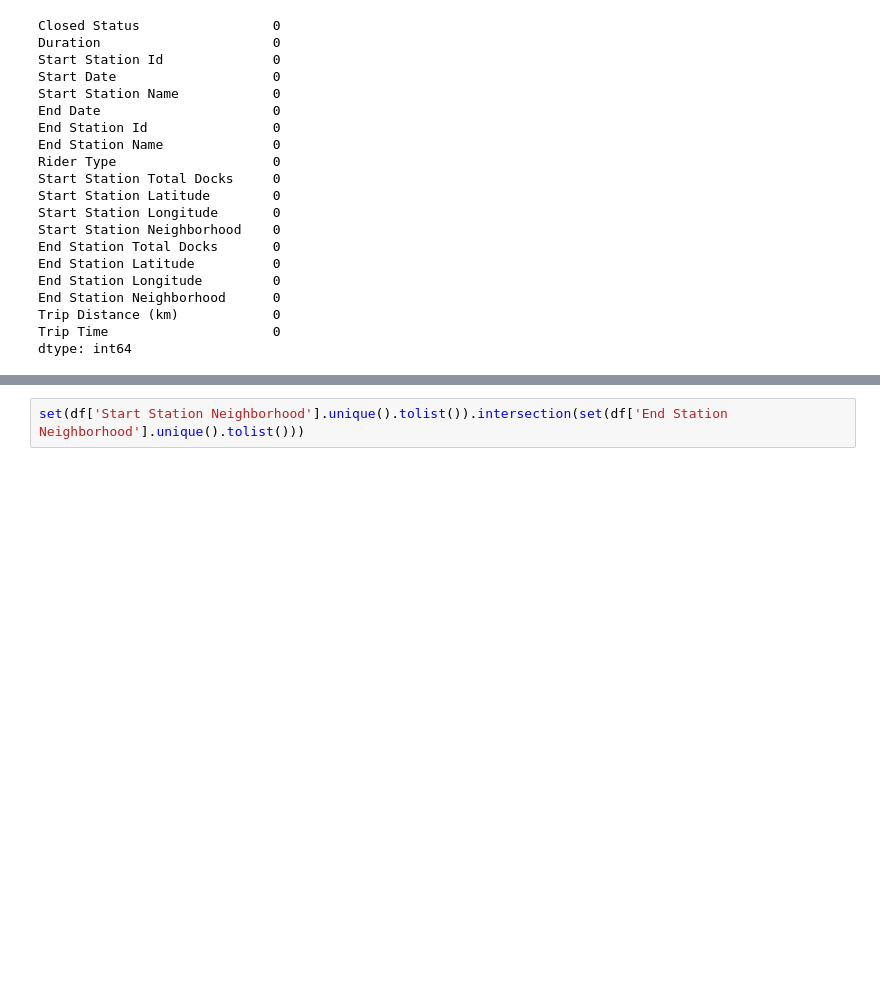
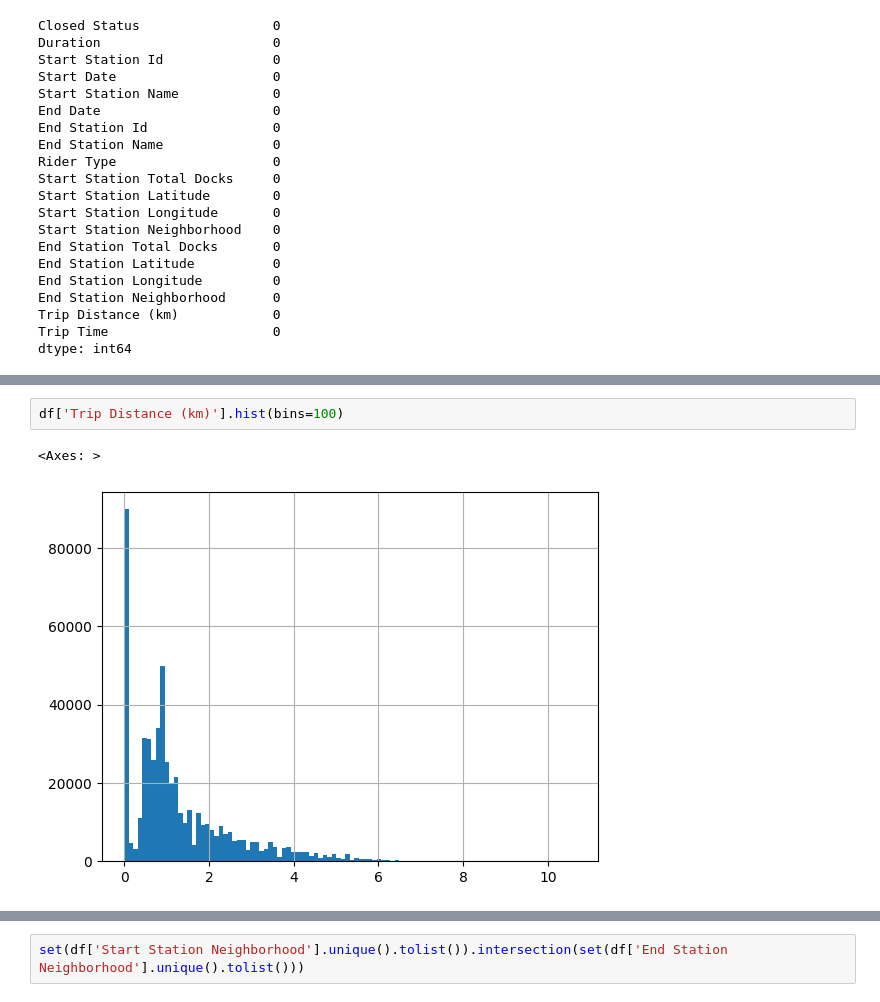
Before and after one commit to BenWSingleton/POGOH_Analysis, a Jupyter notebook: analysis.ipynb, the cells around one changed output, grey strips where cells are left out. Cells and saved outputs as stored; diff of their text form; blank space fills up the shorter version.

```diff
--- a/analysis.ipynb
+++ b/analysis.ipynb
@@ -93,0 +94,5 @@ df['Trip Distance (km)'].median()
+# %%
+df['Trip Distance (km)'].hist(bins=100)
+# %% [output]
+<Axes: >
+[figure, added]
```
Also changed, not shown: parts of 40 cells of this notebook, 4 other files.
